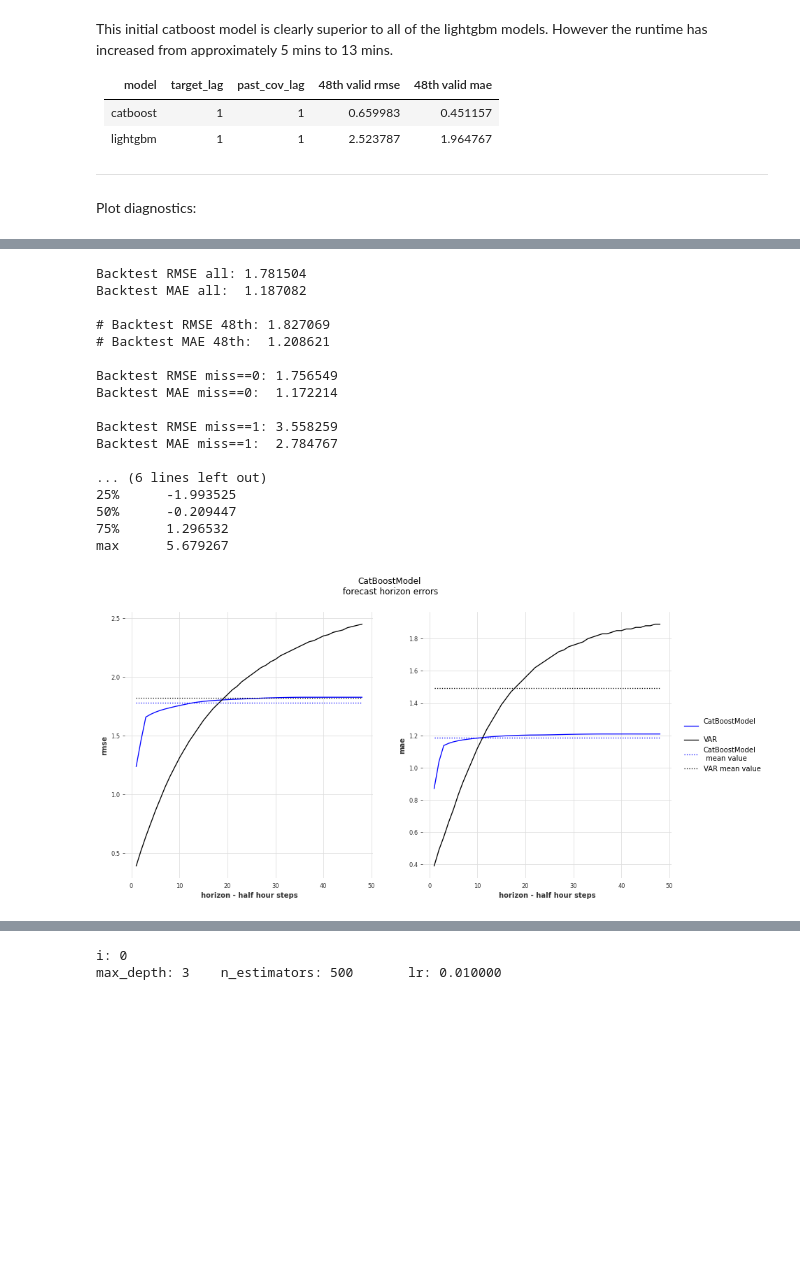
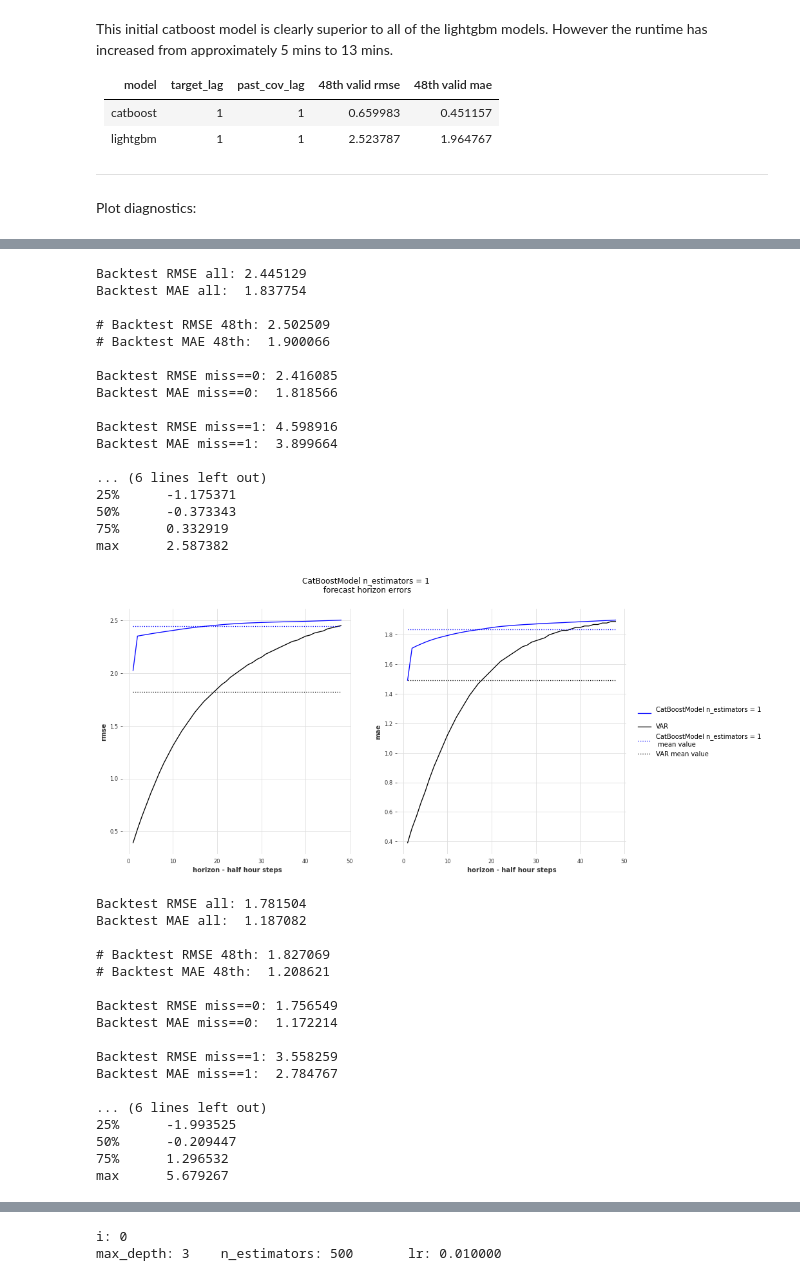
Before and after one commit to makeyourownmaker/CambridgeTemperatureNotebooks, a Jupyter notebook: notebooks/gradient_boosting.ipynb, the cells around one changed output, grey strips where cells are left out. Saved outputs shown, nothing was run; the diff lists cells and outputs as text; code cells hidden in the pictures; blank space fills up the shorter version.

```diff
--- a/notebooks/gradient_boosting.ipynb
+++ b/notebooks/gradient_boosting.ipynb
@@ -2428,24 +2436,24 @@ IndexError: ignored
 # %%
-model3 = CatBoostModel(lags = 1,
-                       lags_past_covariates = 1,
-                       #max_depth    = 3,
-                       #l2_leaf_reg  = 10,
-                       n_estimators = 2,
-                      )
+for n_est in [1, 2]:
+  model3 = CatBoostModel(lags = 1,
+                         lags_past_covariates = 1,
+                         n_estimators = n_est,
+                        )
 
-model3.fit(series,
-           past_covariates = past_cov)
-backtest3 = model3.historical_forecasts(series = val_ser,
-                                        past_covariates = val_past_cov,
-                                        start   = 0.01,
-                                        retrain = False,
-                                        verbose = True,
-                                        forecast_horizon = 48,
-                                        last_points_only = False)
+  model3.fit(series,
+             past_covariates = past_cov)
+  backtest3 = model3.historical_forecasts(series = val_ser,
+                                          past_covariates = val_past_cov,
+                                          start   = 0.01,
+                                          retrain = False,
+                                          verbose = True,
+                                          forecast_horizon = 48,
+                                          last_points_only = False)
 
-hist_comp3 = calculate_historic_comparison(backtest3, valid_df)
-summarise_hist_comp(hist_comp3, valid_df)
-plot_horizon_metrics(hist_comp3, 'CatBoostModel\n')
+  hist_comp3 = calculate_historic_comparison(backtest3, valid_df)
+  summarise_hist_comp(hist_comp3, valid_df)
+  plot_horizon_metrics(hist_comp3,
+                       'CatBoostModel n_estimators = ' + str(n_est) + '\n')
 
 
 # Default starting model above
@@ -2515,43 +2523,60 @@ plot_horizon_metrics(hist_comp3, 'CatBoostModel\n')
 # n_estimators = 2,
 # Backtest RMSE 48th: 1.827069
 # Backtest MAE 48th:  1.208621
 # Little bit less flat
 # VAR mean value and CatBoostModel mean value are close (CatBoostModel is lower)
 # Probably the model that is most comparable to VAR/lightgbm
 
 # n_estimators = 1,
 # Backtest RMSE 48th: 2.502509
 # Backtest MAE 48th:  1.900066
 # Entirely above the VAR model
 
 # max_depth    = 3,
 # l2_leaf_reg  = 10,
 # n_estimators = 2,
 # Backtest RMSE 48th: 3.50903
 # Backtest MAE 48th:  2.730899
 # Way above the VAR model and very flat
 
 # l2_leaf_reg  = 10,
 # n_estimators = 2,
 # Backtest RMSE 48th: 3.435778
 # Backtest MAE 48th:  2.662379
 # Way above the VAR model and very flat
 # %% [output]
-Backtest RMSE all: 1.781504
-Backtest MAE all:  1.187082
+Backtest RMSE all: 2.445129
+Backtest MAE all:  1.837754
 
-# Backtest RMSE 48th: 1.827069
-# Backtest MAE 48th:  1.208621
+# Backtest RMSE 48th: 2.502509
+# Backtest MAE 48th:  1.900066
 
-Backtest RMSE miss==0: 1.756549
-Backtest MAE miss==0:  1.172214
+Backtest RMSE miss==0: 2.416085
+Backtest MAE miss==0:  1.818566
 
-Backtest RMSE miss==1: 3.558259
-Backtest MAE miss==1:  2.784767
+Backtest RMSE miss==1: 4.598916
+Backtest MAE miss==1:  3.899664
 
 ... (6 lines left out)
-25%      -1.993525
-50%      -0.209447
-75%      1.296532
-max      5.679267
+25%      -1.175371
+50%      -0.373343
+75%      0.332919
+max      2.587382
-[figure, old version]
+[figure, new version]
+Backtest RMSE all: 1.781504
+Backtest MAE all:  1.187082
+
+# Backtest RMSE 48th: 1.827069
+# Backtest MAE 48th:  1.208621
+
+Backtest RMSE miss==0: 1.756549
+Backtest MAE miss==0:  1.172214
+
+Backtest RMSE miss==1: 3.558259
+Backtest MAE miss==1:  2.784767
+
+... (6 lines left out)
+25%      -1.993525
+50%      -0.209447
+75%      1.296532
+max      5.679267
```
Also changed, not shown: parts of 12 cells of this notebook.
